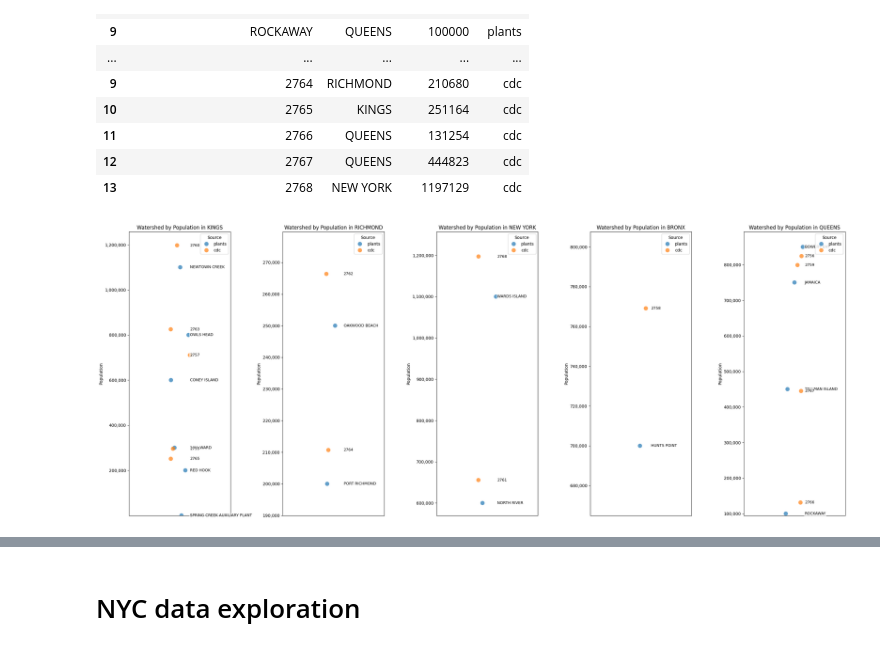
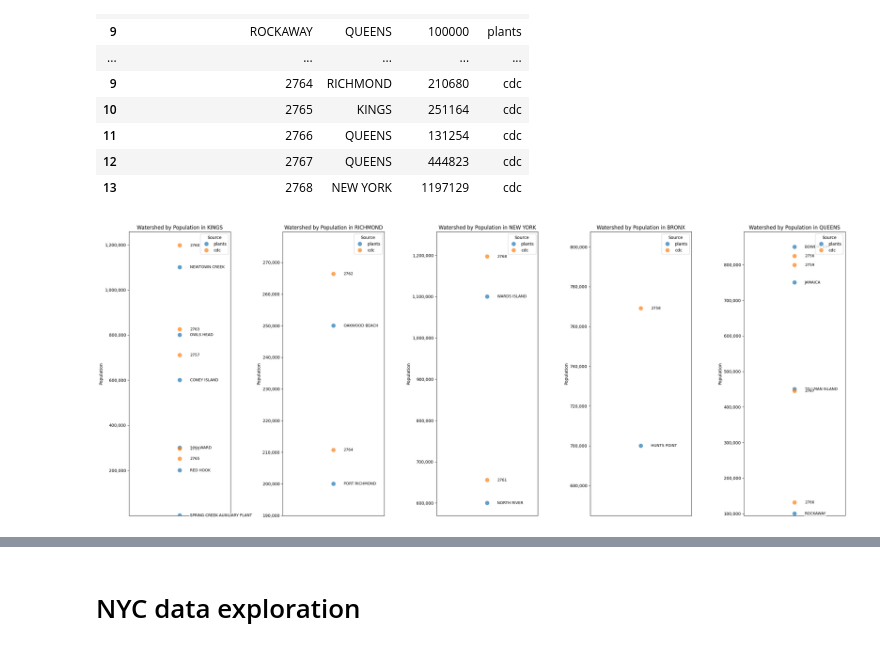
Before and after one commit to hannashimona/nyc_wastewater, a Jupyter notebook: model/covid_wastewater_eda.ipynb, the cells around one changed output, grey strips where cells are left out. Cells and saved outputs as stored; diff of their text form; code cells hidden in the pictures.

```diff
--- a/model/covid_wastewater_eda.ipynb
+++ b/model/covid_wastewater_eda.ipynb
@@ -47,8 +47,8 @@ def map_nyc_wastewater_locations(shapefile_path="/Users/kadye/Code/nyc_wastewate
     plants_gdf = add_borough(shapefile_path)
     plants_gdf["population"] = plants_gdf.population.str.replace(",", "").fillna(1).astype("int")
 
-    min_size = 20
-    max_size = 200
+    min_size = 15
+    max_size = 300
     max_pop = plants_gdf["population"].max()
 
     marker_sizes = [min_size + (pop / max_pop) * (max_size - min_size) for pop in plants_gdf["population"]]
@@ -79,7 +79,7 @@ def get_cdc_data(url="https://data.cdc.gov/api/views/2ew6-ywp6/rows.csv"):
     df = df[df.wwtp_jurisdiction == "New York City"]
     df["test_date"] = pd.to_datetime(df.date_end)
     df = df.drop(["first_sample_date", "reporting_jurisdiction", "sample_location", "sample_location_specify", "county_fips", "detect_prop_15d", "sampling_prior"], axis=1)
-    df = df.rename(columns={'county_names':'borough', 'wwtp_id':'source_id', 'population_served':'population'})
+    df = df.rename(columns={'county_names':'borough', 'wrrf_name':'source_id', 'population_served':'population'})
     df['borough'] = df['borough'].str.upper()
     return df
 # %%
@@ -136,50 +129,44 @@ for i, borough in enumerate(boroughs):
         x=[0] * len(borough_data),  # Fixed x position
         hue='source',
         ax=axes[i],
-        jitter=True,
+        jitter=False,
         size=10,
         alpha=0.7
     )
 
-    # Calculate x positions with offset to avoid label overlap
-    text_positions = {}
+    # Use a fixed offset for all text labels instead of calculating positions
+    fixed_offset = 0.1
+
+    # Add text labels for each point with fixed offset
     for j, row in borough_data.iterrows():
-        pop = row['population']
-        # Check if we have nearby points and adjust position accordingly
-        if pop in text_positions:
-            text_positions[pop] += 0.1  # Shift position
-        else:
-            text_positions[pop] = 0.1  # Initial position
-
-        # Add text labels for each point
         axes[i].text(
-            text_positions[pop],  # Offset x position to avoid overlap
-            row['population'],    # Y position
+            fixed_offset,        # Fixed x position for all labels
+            row['population'],   # Y position
             str(row['source_id']),
             ha='left',
             va='center',
             fontsize=9,
             bbox=dict(facecolor='white', alpha=0.7, edgecolor='none', pad=1)  # Add text background
         )
 
     # Set plot title and labels
     axes[i].set_title(f'Watershed by Population in {borough}')
     axes[i].set_ylabel('Population')
     axes[i].set_xlabel('')  # No x-axis label needed
     axes[i].get_xaxis().set_visible(False)  # Hide x-axis
 
     # Format y-axis to avoid scientific notation
     axes[i].yaxis.set_major_formatter(ticker.StrMethodFormatter('{x:,.0f}'))
 
     # Set reasonable limits for the plot
     y_min = borough_data['population'].min() * 0.95
     y_max = borough_data['population'].max() * 1.05
     axes[i].set_ylim(y_min, y_max)
 
     # Move legend to a better position
     axes[i].legend(title='Source', loc='upper right')
 
 plt.tight_layout()
 plt.show()
 # %% [output]
-[figure, old version]
+[figure, new version]
```
Also changed, not shown: parts of 13 cells of this notebook.
